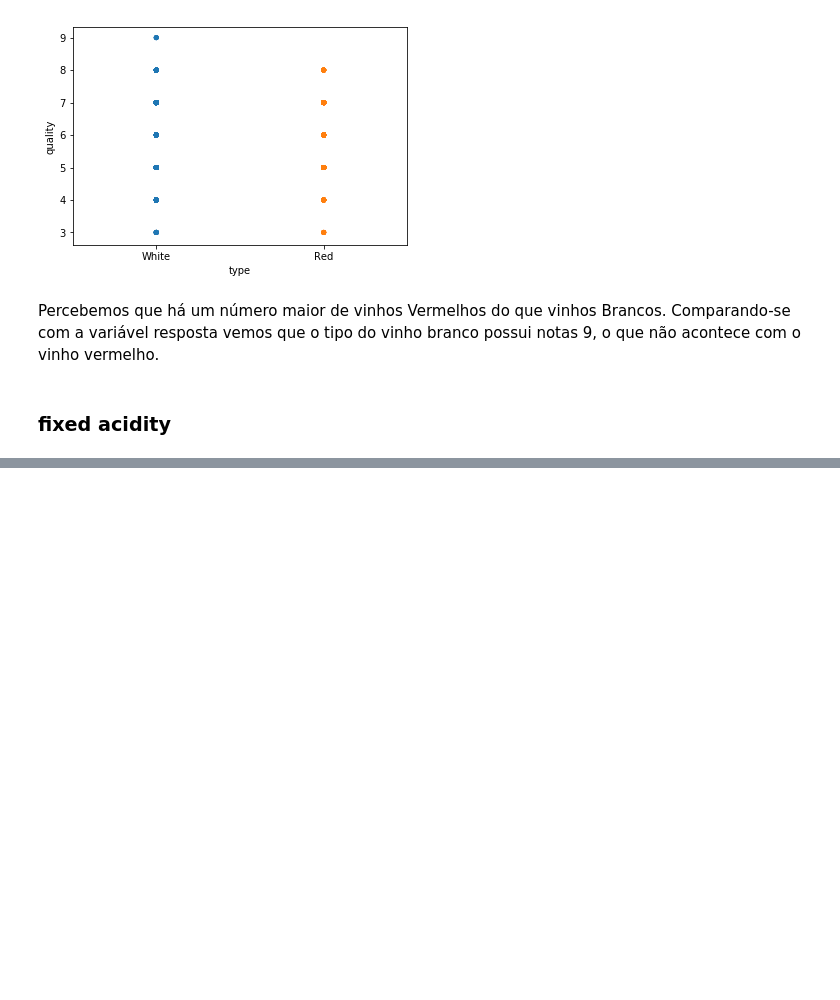
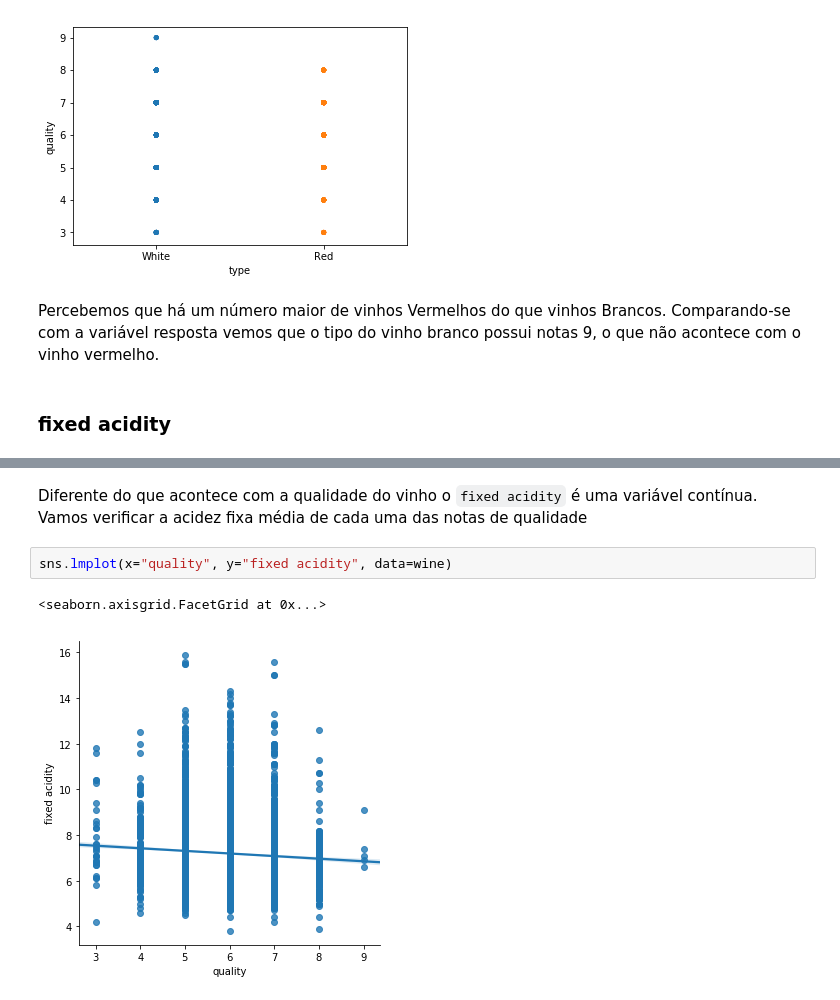
Before and after one commit to bahbbc/wine-quality, a Jupyter notebook: WineQuality.ipynb, the cells around one changed output, grey strips where cells are left out. Cells and saved outputs as stored; diff of their text form; blank space fills up the shorter version.

```diff
--- a/WineQuality.ipynb
+++ b/WineQuality.ipynb
@@ -65,0 +89,7 @@ Percebemos que há um número maior de vinhos Vermelhos do que vinhos Brancos. C
+# %% [markdown]
+Diferente do que acontece com a qualidade do vinho o `fixed acidity` é uma variável contínua. Vamos verificar a acidez fixa média de cada uma das notas de qualidade
+# %%
+sns.lmplot(x="quality", y="fixed acidity", data=wine)
+# %% [output]
+<seaborn.axisgrid.FacetGrid at 0x...>
+[figure, added]
```
Also changed, not shown: parts of 103 cells of this notebook.
